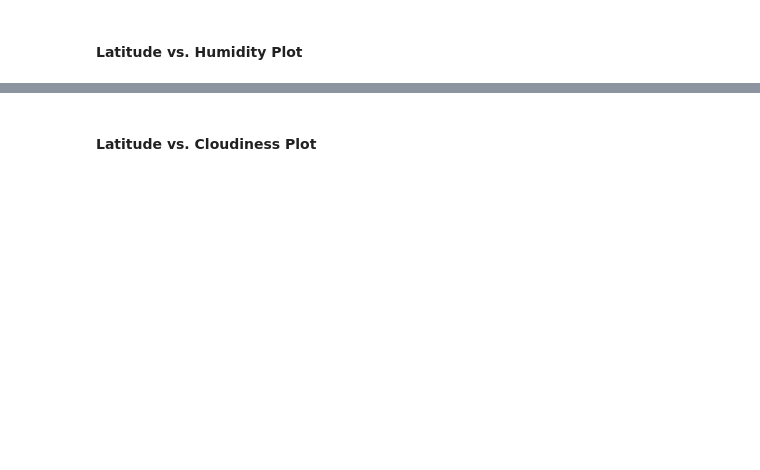
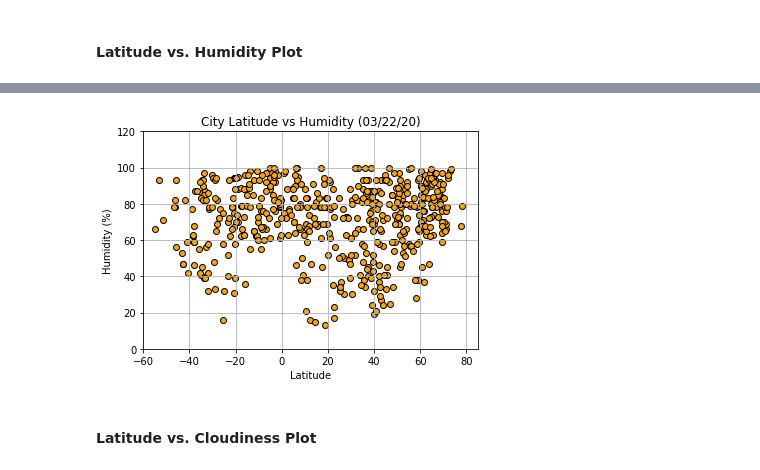
Before and after one commit to VL14/python-api-challenge, a Jupyter notebook: WeatherPy/WeatherPycode.ipynb, the cells around one changed output, grey strips where cells are left out. Saved outputs shown, nothing was run; the diff lists cells and outputs as text; code cells hidden in the pictures; blank space fills up the shorter version.

```diff
--- a/WeatherPy/WeatherPycode.ipynb
+++ b/WeatherPy/WeatherPycode.ipynb
@@ -171,2 +481,20 @@ plt.savefig("Plot_Lat_MaxTemp.png")
+# %%
+# Create next scatter plot
+plt.scatter(lat_series,humidity_series,marker="o",facecolors='orange',edgecolors='k')
+plt.ylim(0,120)
+plt.xlim(-60,85)
+plt.grid()
+
+# Enter labels and title
+plt.xlabel('Latitude')
+plt.ylabel('Humidity (%)')
+plt.title('City Latitude vs Humidity (03/22/20)')
+
+# Save plot
+plt.savefig("Plot_Lat_Humidity.png")
+
+# This scatter plot uses city data with latitude as the x-axis and humidity as the y-axis. The maximum humidity of the cities in the dataset is 100%, while the minimum value is close to 5%. Based on visual inspection, there does not appear to be a correlation between latitude and humidity.
+# %% [output]
+[figure, added]
 # %% [markdown]
 #### Latitude vs. Cloudiness Plot
```
Also changed, not shown: parts of 31 cells of this notebook, 6 other files.
